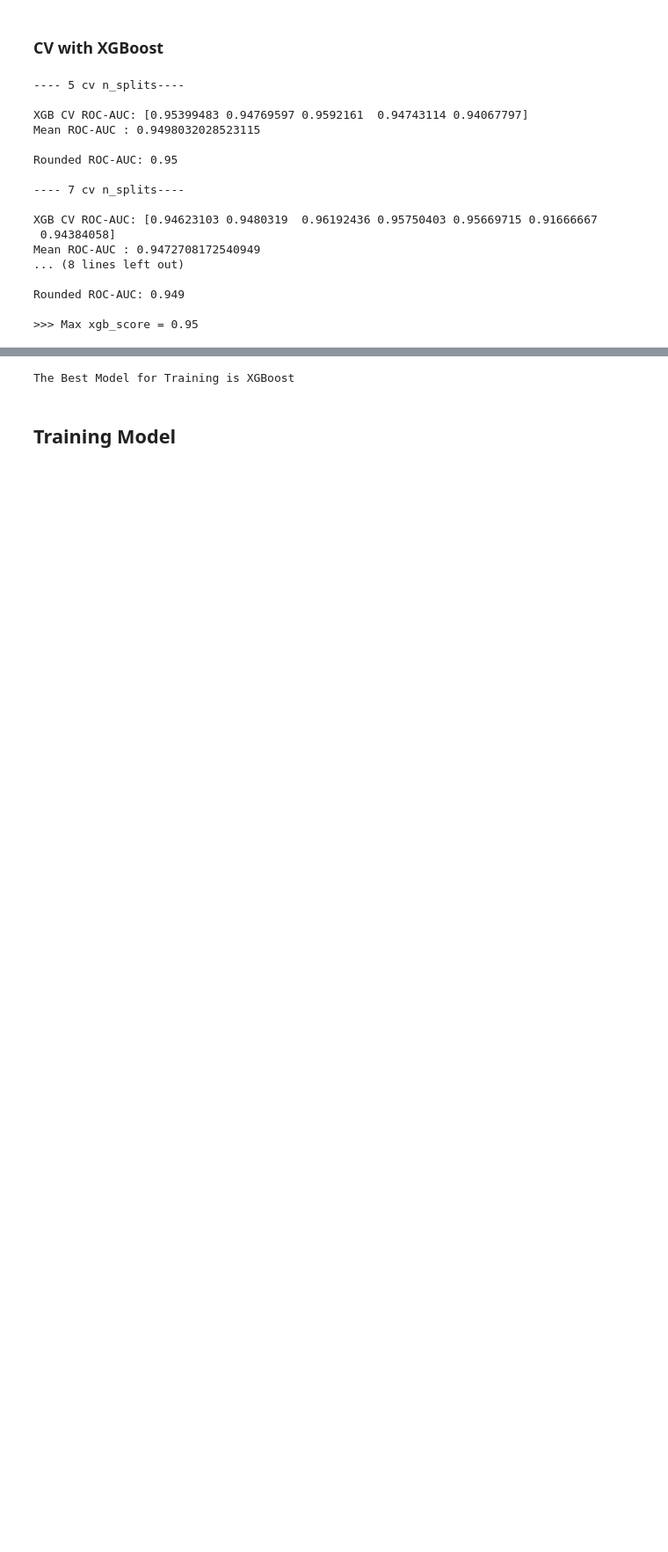
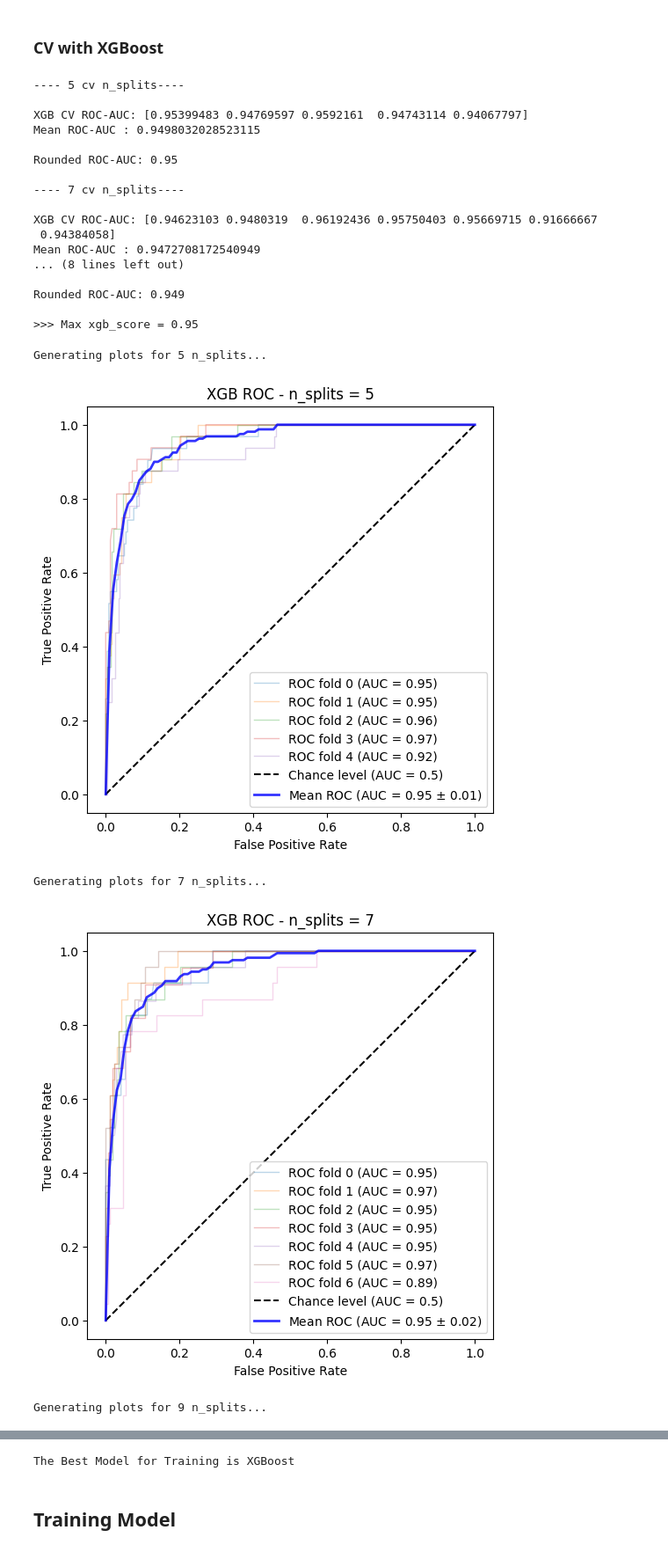
Before and after one commit to Kovindu555/Employee-Attrition-Multiclass-Prediction, a Jupyter notebook: model_training.ipynb, the cells around one changed output, grey strips where cells are left out. Shown at 88% size. Cells and saved outputs as stored; diff of their text form; code cells hidden in the pictures; blank space fills up the shorter version.

```diff
--- a/model_training.ipynb
+++ b/model_training.ipynb
@@ -727,3 +881,15 @@ Mean ROC-AUC : 0.9472708172540949
 Rounded ROC-AUC: 0.949
 
 >>> Max xgb_score = 0.95
+# %%
+for i in cvs:
+    print(f"\nGenerating plots for {5 + ((cvs.index(i) + 1) - 1)*2} n_splits...\n")
+    mean_score = plot_custom_roc_cv(xgb, X_train, y_train, i, title=f"XGB ROC - n_splits = {5 + ((cvs.index(i) + 1) - 1)*2}")
+    xgb_score_list.append(mean_score)
+del xgb_score_list
+# %% [output]
+Generating plots for 5 n_splits...
+[figure, added]
+Generating plots for 7 n_splits...
+[figure, added]
+Generating plots for 9 n_splits...
```
Also changed, not shown: parts of 33 cells of this notebook.
